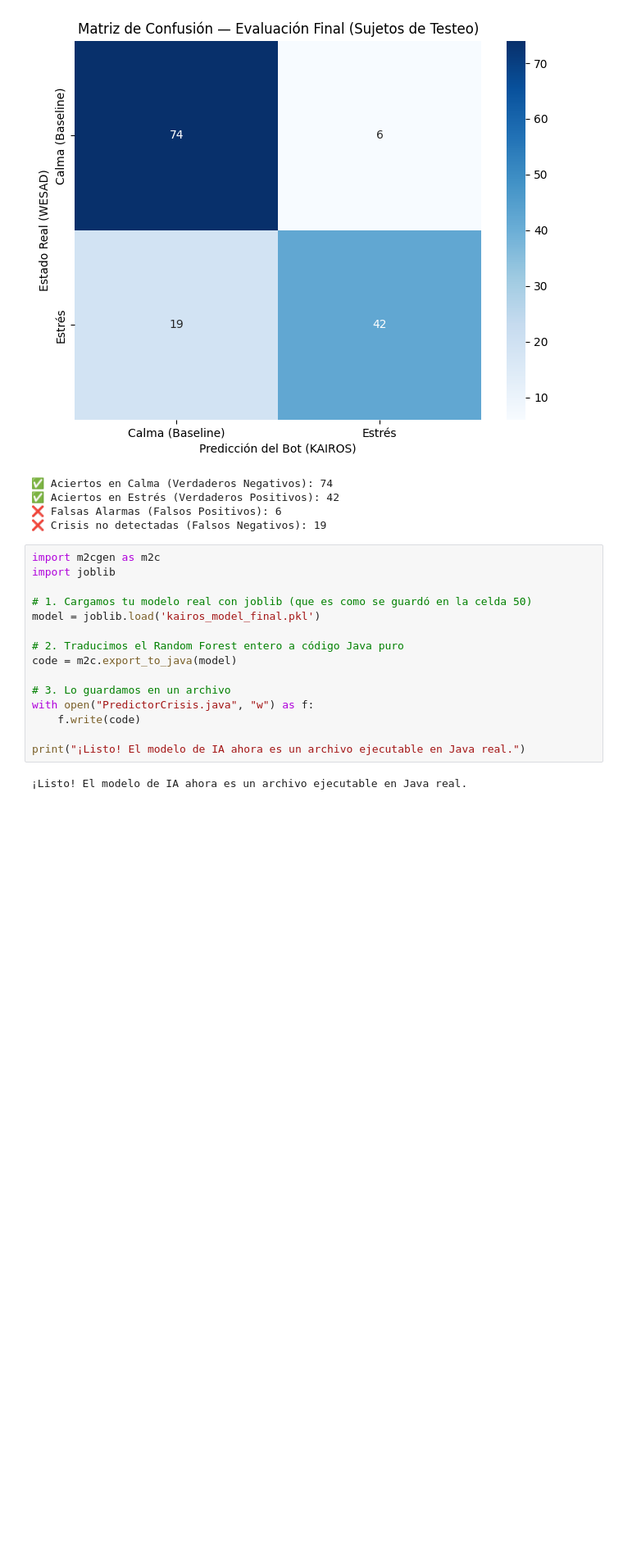
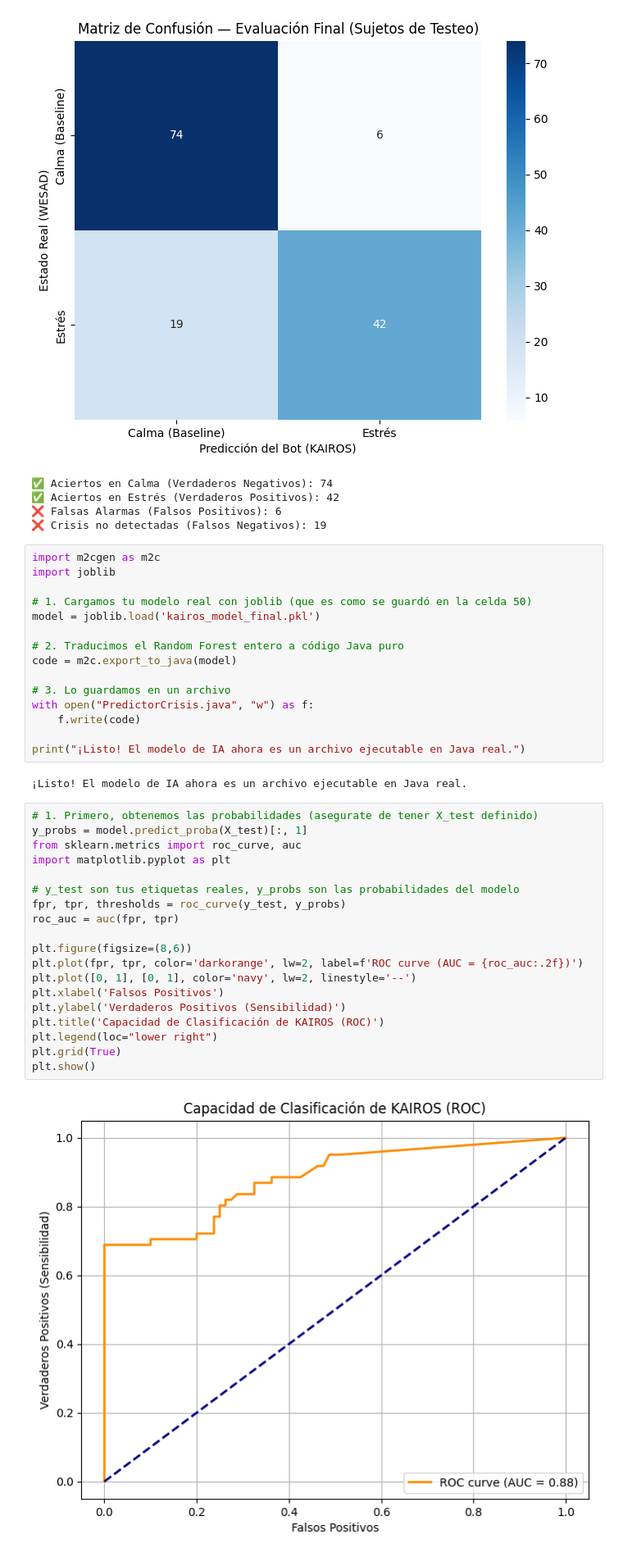
Before and after one commit to almaeq/kairos_app, a Jupyter notebook: dataset/01_exploracion_wesad.ipynb, the cells around one changed output. Shown at 82% size. Drawn from its saved outputs; the diff is of its cells as text; blank space fills up the shorter version.

```diff
--- a/dataset/01_exploracion_wesad.ipynb
+++ b/dataset/01_exploracion_wesad.ipynb
@@ -1236,3 +1236,24 @@ with open("PredictorCrisis.java", "w") as f:
 print("¡Listo! El modelo de IA ahora es un archivo ejecutable en Java real.")
 # %% [output]
 ¡Listo! El modelo de IA ahora es un archivo ejecutable en Java real.
+# %%
+# 1. Primero, obtenemos las probabilidades (asegurate de tener X_test definido)
+y_probs = model.predict_proba(X_test)[:, 1]
+from sklearn.metrics import roc_curve, auc
+import matplotlib.pyplot as plt
+
+# y_test son tus etiquetas reales, y_probs son las probabilidades del modelo
+fpr, tpr, thresholds = roc_curve(y_test, y_probs)
+roc_auc = auc(fpr, tpr)
+
+plt.figure(figsize=(8,6))
+plt.plot(fpr, tpr, color='darkorange', lw=2, label=f'ROC curve (AUC = {roc_auc:.2f})')
+plt.plot([0, 1], [0, 1], color='navy', lw=2, linestyle='--')
+plt.xlabel('Falsos Positivos')
+plt.ylabel('Verdaderos Positivos (Sensibilidad)')
+plt.title('Capacidad de Clasificación de KAIROS (ROC)')
+plt.legend(loc="lower right")
+plt.grid(True)
+plt.show()
+# %% [output]
+[figure, added]
```
Also changed, not shown: 9 other files.
